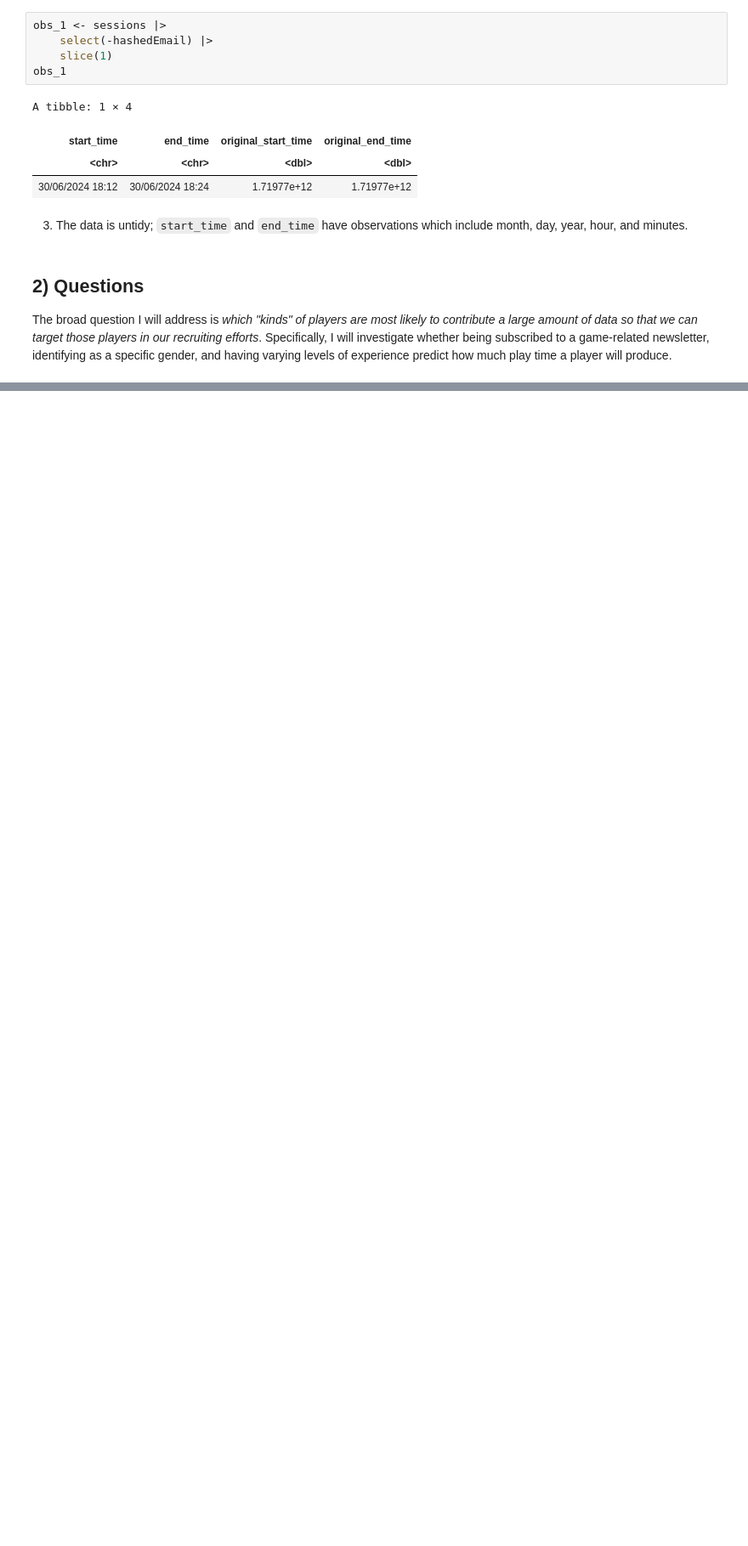
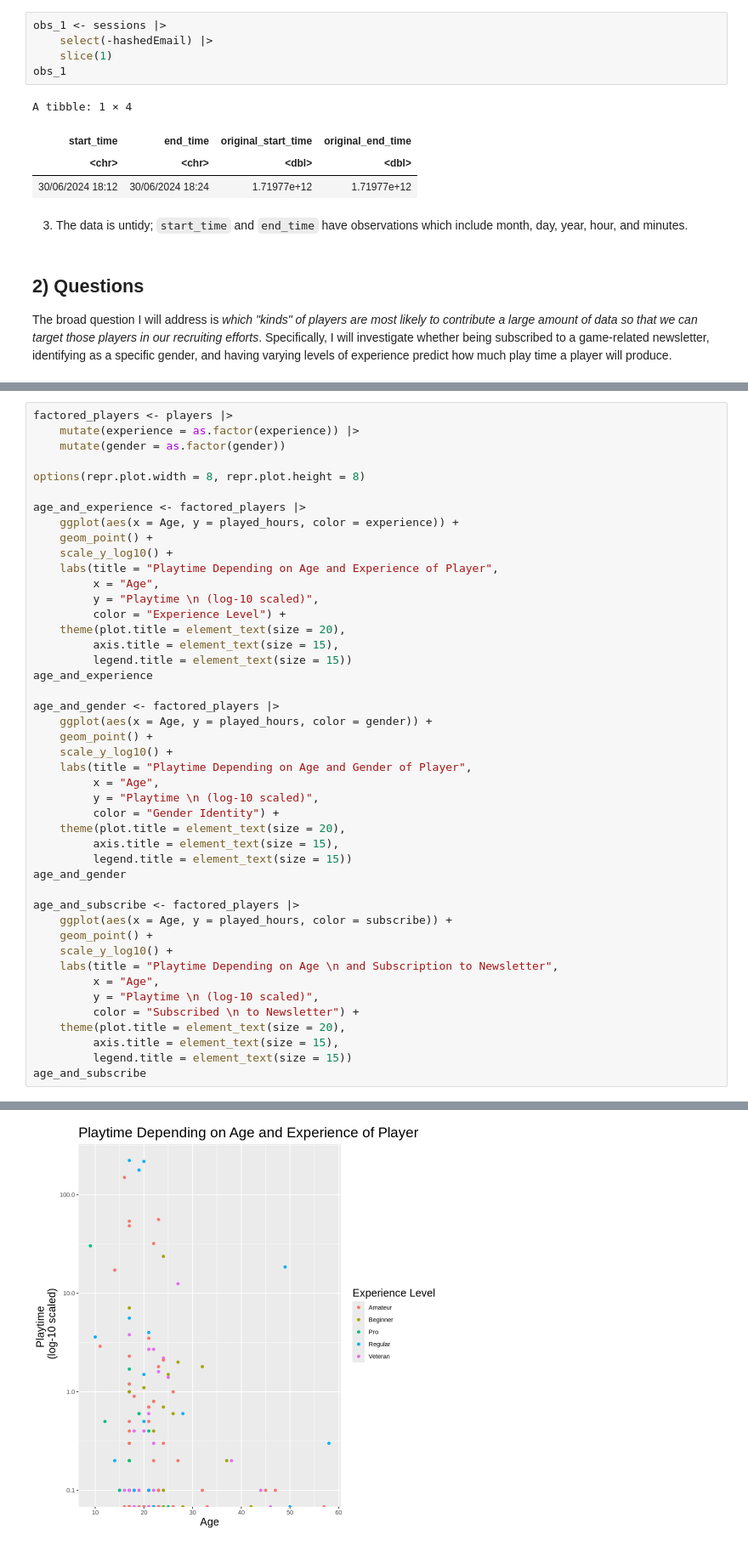
Before and after one commit to simonsann/data_science_project, a Jupyter notebook: individual_report.ipynb, the cells around one changed output, grey strips where cells are left out. Shown at 85% size. Cells and saved outputs as stored; diff of their text form; blank space fills up the shorter version.

Commit message:
Added exploratory data analysis and visualization

```diff
--- a/individual_report.ipynb
+++ b/individual_report.ipynb
@@ -153,0 +214,46 @@ The broad question I will address is *which "kinds" of players are most likely t
+# %%
+factored_players <- players |>
+    mutate(experience = as.factor(experience)) |>
+    mutate(gender = as.factor(gender))
+
+options(repr.plot.width = 8, repr.plot.height = 8)
+
+age_and_experience <- factored_players |>
+    ggplot(aes(x = Age, y = played_hours, color = experience)) +
+    geom_point() +
+    scale_y_log10() +
+    labs(title = "Playtime Depending on Age and Experience of Player",
+         x = "Age",
+         y = "Playtime \n (log-10 scaled)",
+         color = "Experience Level") +
+    theme(plot.title = element_text(size = 20),
+         axis.title = element_text(size = 15),
+         legend.title = element_text(size = 15))
+age_and_experience
+
+age_and_gender <- factored_players |>
+    ggplot(aes(x = Age, y = played_hours, color = gender)) +
+    geom_point() +
+    scale_y_log10() +
+    labs(title = "Playtime Depending on Age and Gender of Player",
+         x = "Age",
+         y = "Playtime \n (log-10 scaled)",
+         color = "Gender Identity") +
+    theme(plot.title = element_text(size = 20),
+         axis.title = element_text(size = 15),
+         legend.title = element_text(size = 15))
+age_and_gender
+
+age_and_subscribe <- factored_players |>
+    ggplot(aes(x = Age, y = played_hours, color = subscribe)) +
+    geom_point() +
+    scale_y_log10() +
+    labs(title = "Playtime Depending on Age \n and Subscription to Newsletter",
+         x = "Age",
+         y = "Playtime \n (log-10 scaled)",
+         color = "Subscribed \n to Newsletter") +
+    theme(plot.title = element_text(size = 20),
+         axis.title = element_text(size = 15),
+         legend.title = element_text(size = 15))
+age_and_subscribe
+# %% [output]
@@ -153,0 +270 @@ The broad question I will address is *which "kinds" of players are most likely t
+[figure, added]
```
Also changed, not shown: parts of 8 cells of this notebook.
